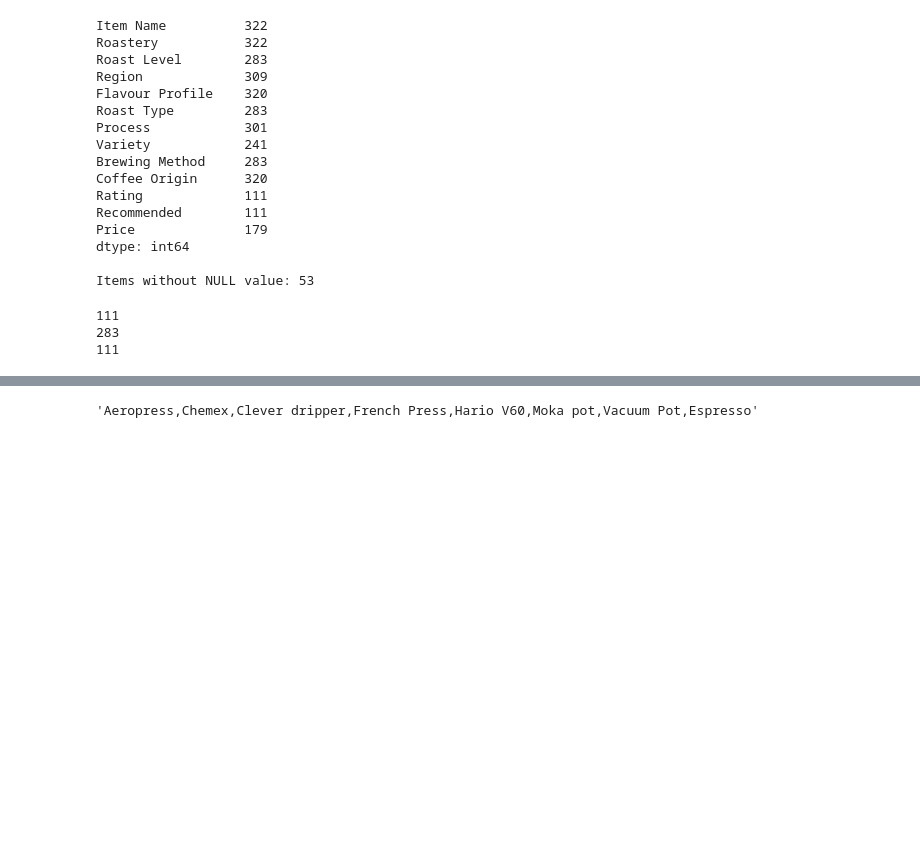
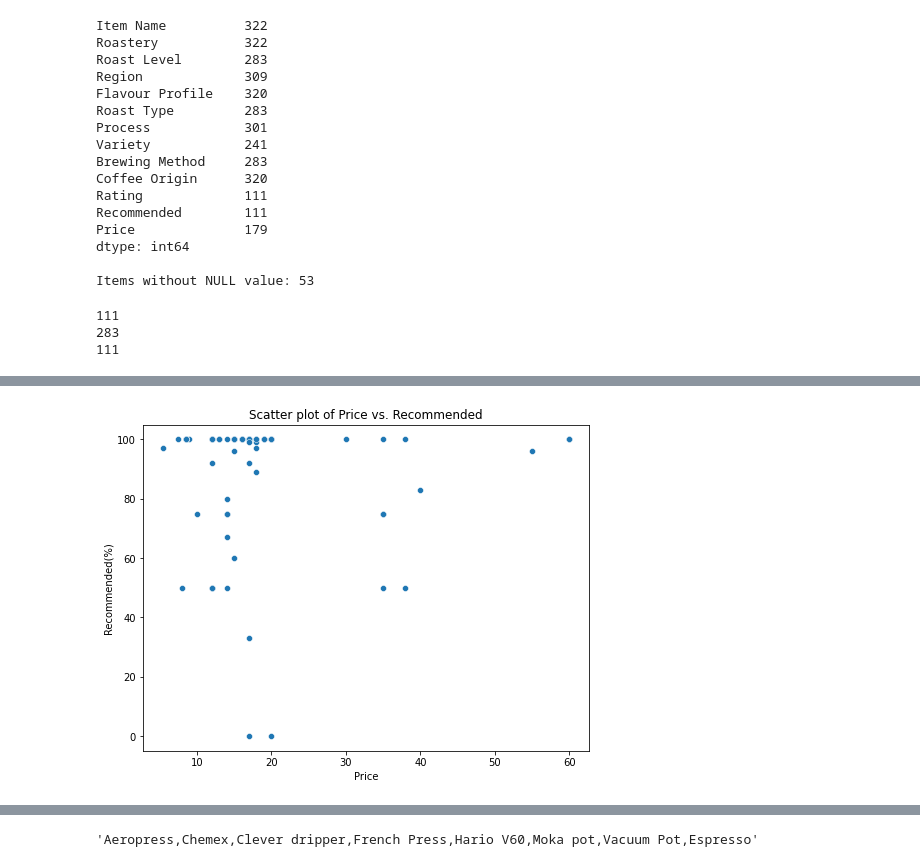
Before and after one commit to com-480-data-visualization/project-2023-kingdom_of_kaffa, a Jupyter notebook: dataset_analysis/kofio_da.ipynb, the cells around one changed output, grey strips where cells are left out. Saved outputs shown, nothing was run; the diff lists cells and outputs as text; code cells hidden in the pictures; blank space fills up the shorter version.

```diff
--- a/dataset_analysis/kofio_da.ipynb
+++ b/dataset_analysis/kofio_da.ipynb
@@ -59,0 +95,8 @@ print(df[selected_columns[0] + selected_columns[1]].count()[0])
+# %%
+plt.figure(figsize=(8, 6))
+sns.scatterplot(x='Price', y='Recommended', data=df_fig2)
+plt.title('Scatter plot of Price vs. Recommended')
+plt.ylabel('Recommended(%)')
+plt.show()
+# %% [output]
+[figure, added]
```
Also changed, not shown: parts of 8 cells of this notebook, 2 other files.
